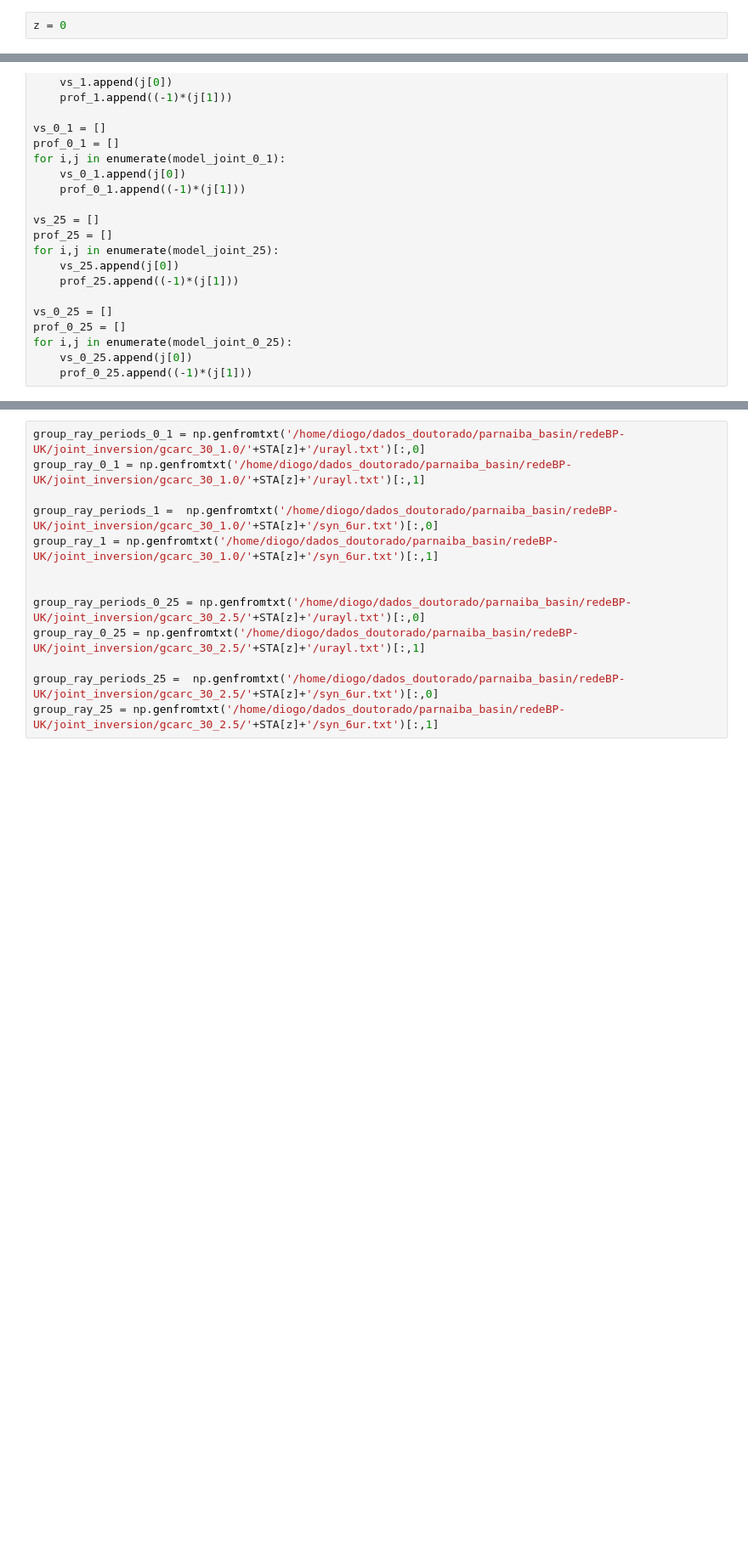
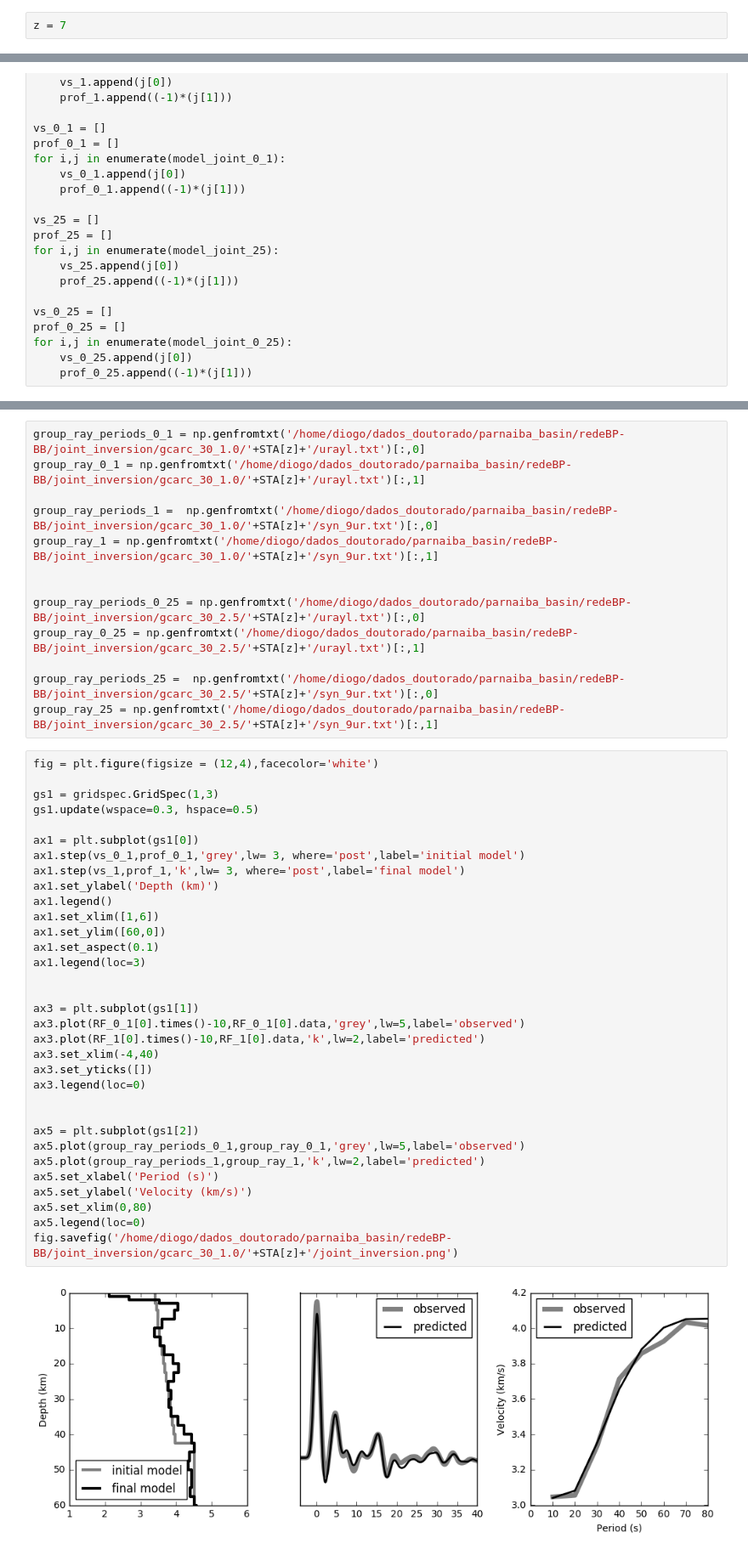
Before and after one commit to dIOGOLOC/Projeto-Doutorado, a Jupyter notebook: Joint Inversion.ipynb, the cells around one changed output, grey strips where cells are left out. Shown at 85% size. Drawn from its saved outputs; the diff is of its cells as text; blank space fills up the shorter version.

```diff
--- a/Joint Inversion.ipynb
+++ b/Joint Inversion.ipynb
@@ -34,5 +33,5 @@ STA = ['BDCO']
 # %% [markdown]
 BPPF = 0 ,BUCO = 1, GENI = 2, GRJU = 3, PRDT = 4, STSN = 5, STSR = 6, TRZN = 7
 # %%
-z = 0
+z = 7
 # %%
@@ -89,13 +88,48 @@ RF_25 = op.read('/home/diogo/dados_doutorado/parnaiba_basin/redeBP-UK/joint_inve
 # %%
-group_ray_periods_0_1 = np.genfromtxt('/home/diogo/dados_doutorado/parnaiba_basin/redeBP-UK/joint_inversion/gcarc_30_1.0/'+STA[z]+'/urayl.txt')[:,0]
-group_ray_0_1 = np.genfromtxt('/home/diogo/dados_doutorado/parnaiba_basin/redeBP-UK/joint_inversion/gcarc_30_1.0/'+STA[z]+'/urayl.txt')[:,1]
+group_ray_periods_0_1 = np.genfromtxt('/home/diogo/dados_doutorado/parnaiba_basin/redeBP-BB/joint_inversion/gcarc_30_1.0/'+STA[z]+'/urayl.txt')[:,0]
+group_ray_0_1 = np.genfromtxt('/home/diogo/dados_doutorado/parnaiba_basin/redeBP-BB/joint_inversion/gcarc_30_1.0/'+STA[z]+'/urayl.txt')[:,1]
 
-group_ray_periods_1 =  np.genfromtxt('/home/diogo/dados_doutorado/parnaiba_basin/redeBP-UK/joint_inversion/gcarc_30_1.0/'+STA[z]+'/syn_6ur.txt')[:,0]
-group_ray_1 = np.genfromtxt('/home/diogo/dados_doutorado/parnaiba_basin/redeBP-UK/joint_inversion/gcarc_30_1.0/'+STA[z]+'/syn_6ur.txt')[:,1]
+group_ray_periods_1 =  np.genfromtxt('/home/diogo/dados_doutorado/parnaiba_basin/redeBP-BB/joint_inversion/gcarc_30_1.0/'+STA[z]+'/syn_9ur.txt')[:,0]
+group_ray_1 = np.genfromtxt('/home/diogo/dados_doutorado/parnaiba_basin/redeBP-BB/joint_inversion/gcarc_30_1.0/'+STA[z]+'/syn_9ur.txt')[:,1]
 
 
-group_ray_periods_0_25 = np.genfromtxt('/home/diogo/dados_doutorado/parnaiba_basin/redeBP-UK/joint_inversion/gcarc_30_2.5/'+STA[z]+'/urayl.txt')[:,0]
-group_ray_0_25 = np.genfromtxt('/home/diogo/dados_doutorado/parnaiba_basin/redeBP-UK/joint_inversion/gcarc_30_2.5/'+STA[z]+'/urayl.txt')[:,1]
+group_ray_periods_0_25 = np.genfromtxt('/home/diogo/dados_doutorado/parnaiba_basin/redeBP-BB/joint_inversion/gcarc_30_2.5/'+STA[z]+'/urayl.txt')[:,0]
+group_ray_0_25 = np.genfromtxt('/home/diogo/dados_doutorado/parnaiba_basin/redeBP-BB/joint_inversion/gcarc_30_2.5/'+STA[z]+'/urayl.txt')[:,1]
 
-group_ray_periods_25 =  np.genfromtxt('/home/diogo/dados_doutorado/parnaiba_basin/redeBP-UK/joint_inversion/gcarc_30_2.5/'+STA[z]+'/syn_6ur.txt')[:,0]
-group_ray_25 = np.genfromtxt('/home/diogo/dados_doutorado/parnaiba_basin/redeBP-UK/joint_inversion/gcarc_30_2.5/'+STA[z]+'/syn_6ur.txt')[:,1]
+group_ray_periods_25 =  np.genfromtxt('/home/diogo/dados_doutorado/parnaiba_basin/redeBP-BB/joint_inversion/gcarc_30_2.5/'+STA[z]+'/syn_9ur.txt')[:,0]
+group_ray_25 = np.genfromtxt('/home/diogo/dados_doutorado/parnaiba_basin/redeBP-BB/joint_inversion/gcarc_30_2.5/'+STA[z]+'/syn_9ur.txt')[:,1]
+# %%
+fig = plt.figure(figsize = (12,4),facecolor='white')
+
+gs1 = gridspec.GridSpec(1,3)
+gs1.update(wspace=0.3, hspace=0.5)
+
+ax1 = plt.subplot(gs1[0])
+ax1.step(vs_0_1,prof_0_1,'grey',lw= 3, where='post',label='initial model')
+ax1.step(vs_1,prof_1,'k',lw= 3, where='post',label='final model')
+ax1.set_ylabel('Depth (km)')
+ax1.legend()
+ax1.set_xlim([1,6])
+ax1.set_ylim([60,0])
+ax1.set_aspect(0.1)
+ax1.legend(loc=3)
+
+
+ax3 = plt.subplot(gs1[1])
+ax3.plot(RF_0_1[0].times()-10,RF_0_1[0].data,'grey',lw=5,label='observed')
+ax3.plot(RF_1[0].times()-10,RF_1[0].data,'k',lw=2,label='predicted')
+ax3.set_xlim(-4,40)
+ax3.set_yticks([])
+ax3.legend(loc=0)
+
+
+ax5 = plt.subplot(gs1[2])
+ax5.plot(group_ray_periods_0_1,group_ray_0_1,'grey',lw=5,label='observed')
+ax5.plot(group_ray_periods_1,group_ray_1,'k',lw=2,label='predicted')
+ax5.set_xlabel('Period (s)')
+ax5.set_ylabel('Velocity (km/s)')
+ax5.set_xlim(0,80)
+ax5.legend(loc=0)
+fig.savefig('/home/diogo/dados_doutorado/parnaiba_basin/redeBP-BB/joint_inversion/gcarc_30_1.0/'+STA[z]+'/joint_inversion.png')
+# %% [output]
+[figure, added]
```
Also changed, not shown: parts of 17 cells of this notebook, 25 other files.
